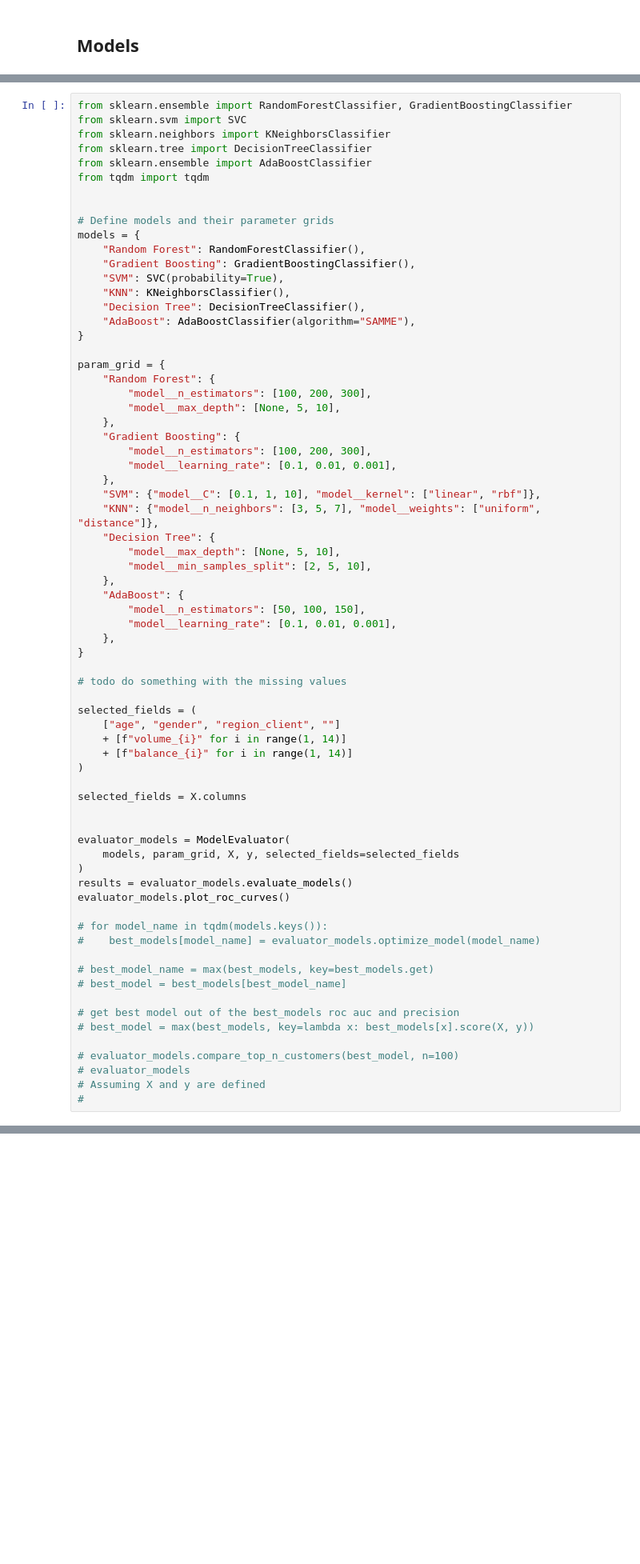
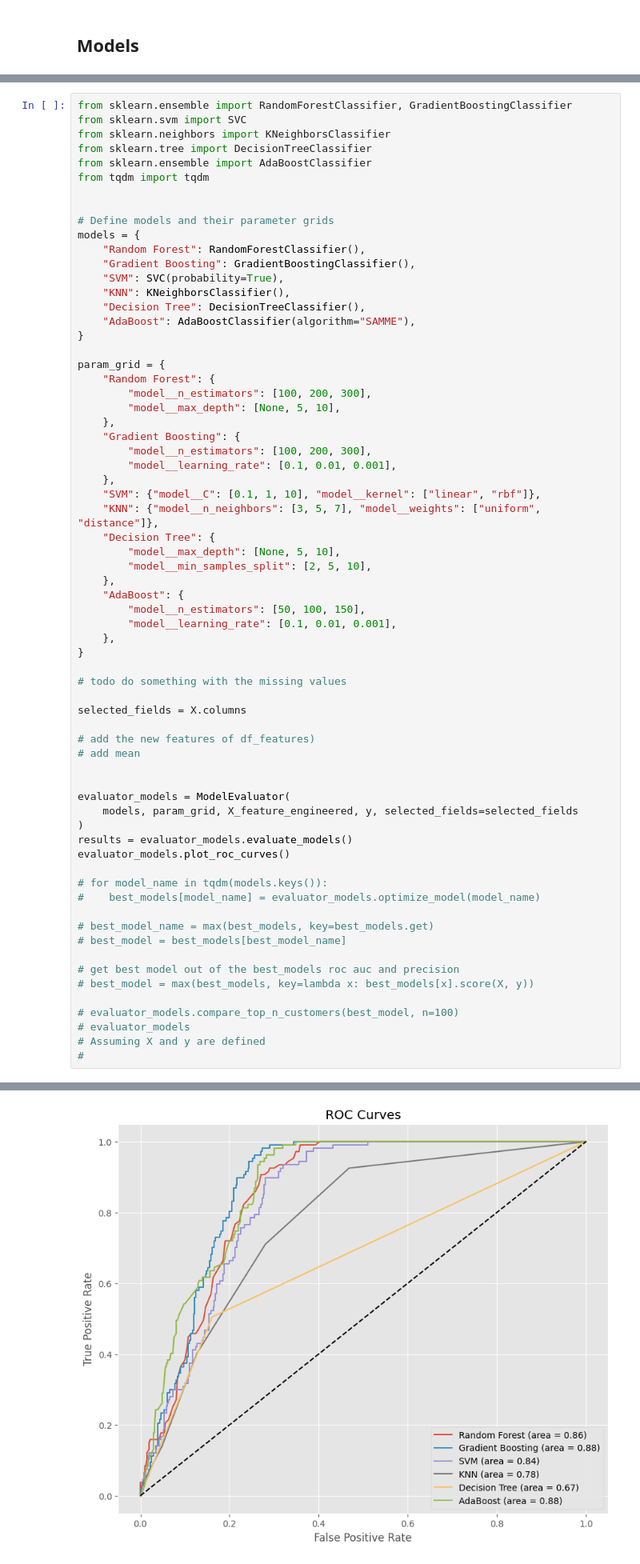
Before and after one commit to etiiiR/fhnw_aml, a Jupyter notebook: AML_MC.ipynb, the cells around one changed output, grey strips where cells are left out. Shown at 80% size. Saved outputs shown, nothing was run; the diff lists cells and outputs as text; blank space fills up the shorter version.

```diff
--- a/AML_MC.ipynb
+++ b/AML_MC.ipynb
@@ -2008,17 +1975,14 @@ param_grid = {
 
 # todo do something with the missing values
 
-selected_fields = (
-    ["age", "gender", "region_client", ""]
-    + [f"volume_{i}" for i in range(1, 14)]
-    + [f"balance_{i}" for i in range(1, 14)]
-)
+selected_fields = X.columns
 
-selected_fields = X.columns
+# add the new features of df_features)
+# add mean
 
 
 evaluator_models = ModelEvaluator(
-    models, param_grid, X, y, selected_fields=selected_fields
+    models, param_grid, X_feature_engineered, y, selected_fields=selected_fields
 )
 results = evaluator_models.evaluate_models()
 evaluator_models.plot_roc_curves()
@@ -2042,3 +2021,4 @@ Gradient Boosting: ROC AUC = 0.88, Precision = 0.59
+[figure, added]
 # %% [markdown]
 ## Results Comparision
 # %%
```
Also changed, not shown: parts of 25 cells of this notebook, 1 other file.
